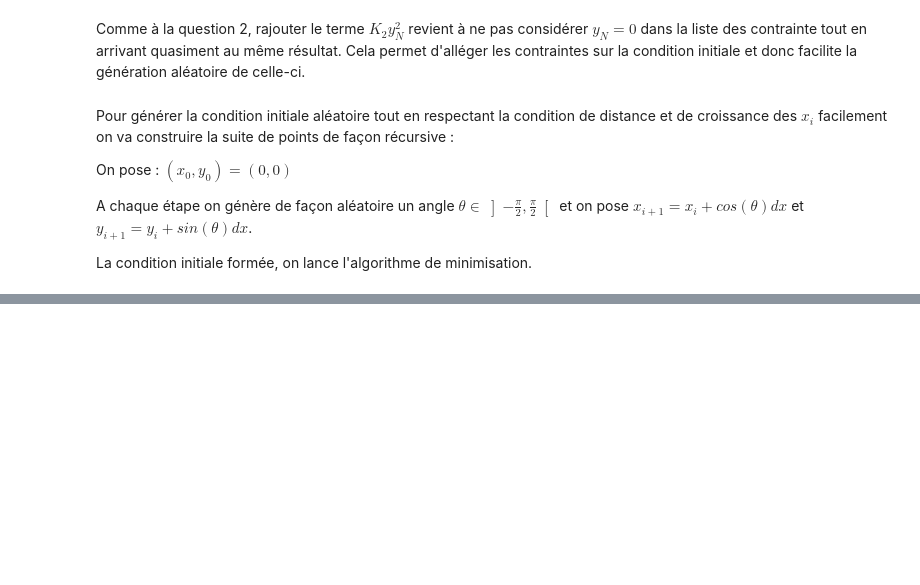
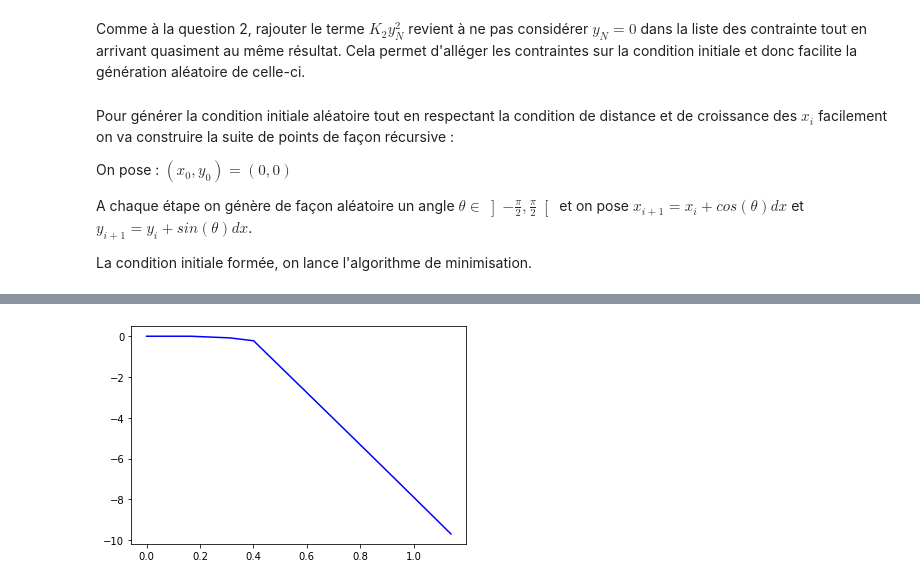
Before and after one commit to thibclz/projet_opti_tuyau, a Jupyter notebook: notebook.ipynb, the cells around one changed output, grey strips where cells are left out. Drawn from its saved outputs; the diff is of its cells as text; code cells hidden in the pictures; blank space fills up the shorter version.

```diff
--- a/notebook.ipynb
+++ b/notebook.ipynb
@@ -486,0 +505,32 @@ La condition initiale formée, on lance l'algorithme de minimisation.
+# %%
+def f(x, y, N, K1, K2, L):
+    dx = L/N
+    s=0
+    for elt in y : s += elt**2
+    return K1*(x[N] - L/2)**2 + K2*y[N]**2 + dx**2*s
+
+def solve_min_global(N, K1, K2, L, gamma, n):
+    x0, y0 = np.arange(0, L + eps, L/N), np.zeros(N+1)
+    solution = solve_randominit(N, K1, K2, L, gamma, x0, y0)
+    mincout = f(solution[0], solution[1], N, K1, K2, L)
+
+
+    for i in range (n):
+        x0, y0 = gen_alea(N, L)
+        sol = solve_randominit(N, K1, K2, L, gamma, x0, y0)
+        cout = f(sol[0], sol[1], N, K1, K2, L)
+        if cout < mincout :
+            solution = sol
+            mincout = cout
+
+    return solution
+# %%
+N = 60
+K1 = 10
+K2 = 1000
+L = 10
+gamma = 3
+n = 4
+
+x9, y9 = solve_min_global(N, K1, K2, L, gamma, n)
+print(x9, y9)
@@ -486,0 +555,7 @@ La condition initiale formée, on lance l'algorithme de minimisation.
+# %%
+plt.figure()
+
+plt.plot(x9, y9, '-b', label = 'Sans obstacle')
+plt.show()
+# %% [output]
+[figure, added]
```
Also changed, not shown: parts of 7 cells of this notebook.
